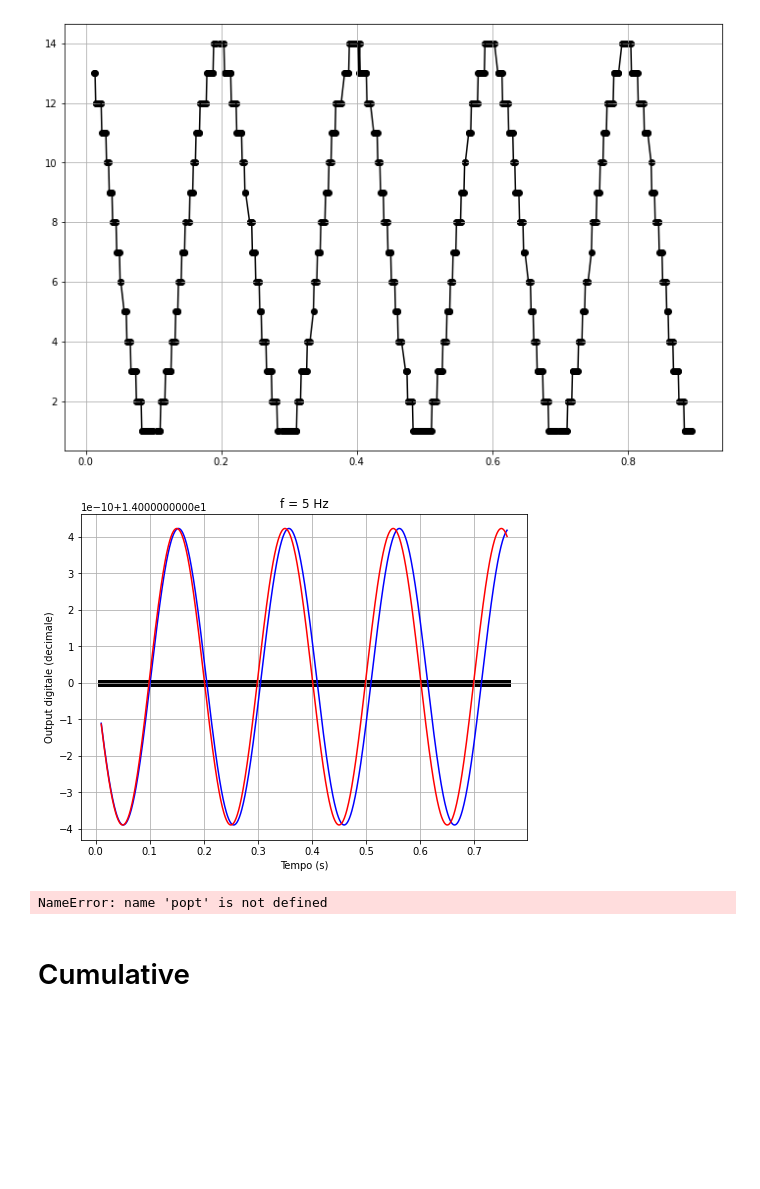
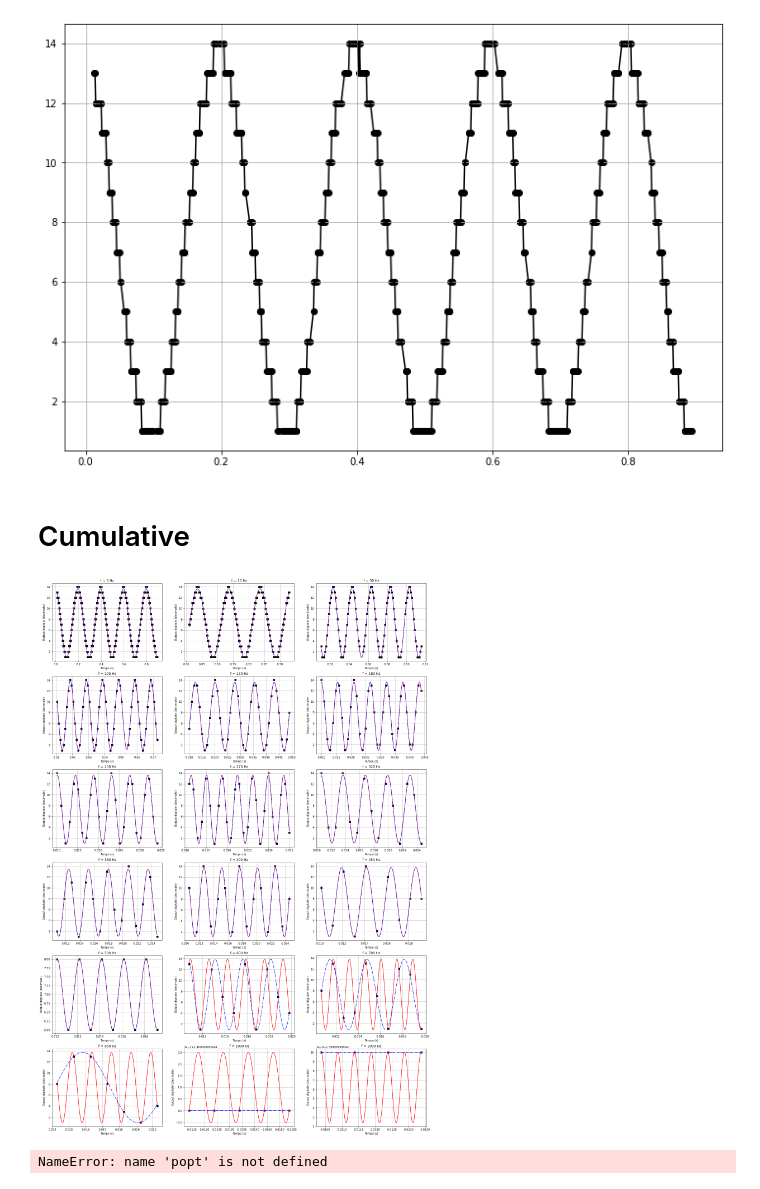
Before and after one commit to valeriopagliarino/Electronics-2021-UNITO-Public, a Jupyter notebook: analysis/nyquist-mcu.ipynb, the cells around one changed output. Cells and saved outputs as stored; diff of their text form; code cells hidden in the pictures; blank space fills up the shorter version.

Commit message:
nyquist fit and missing values

```diff
--- a/analysis/nyquist-mcu.ipynb
+++ b/analysis/nyquist-mcu.ipynb
@@ -67,15 +71,55 @@ def nyq_graph(ax, expectedF, xdata, ydata, limit_data):
     #ax.legend(bbox_to_anchor=(0.9,0.2))
 
     #plt.savefig(f"{OUTPUTDIR}/nyquist_mcu_s{name}.pdf")
-# %%
-fig, ax = plt.subplots(figsize=(8,6))
-nyq_graph(ax, 5, xdata, ydata, 700)
-# %% [output]
-[figure, removed]
+# %% [markdown]
+
+# Cumulative
+# %%
+cumulative = {
+    8: (5, 800 , 5),
+    9: (10, 300, 10),
+    10:(50, 100, 50),
+    11:(100, 60, 100),
+    12:(130, 40, 130),
+    13:(180, 35, 180),
+    14:(230, 25, 230),
+    15:(270, 25, 270),
+    16:(320, 15, 320),
+    17:(360, 15, 360),
+    18:(400, 15, 400),
+    19:(450, 10, 450),
+    20:(500, 10, 500),
+    21:(600, 10, abs(600 - 1000*int(round(600/1000)))),
+    22:(700, 10, abs(700 - 1000*int(round(700/1000)))),
+    23:(850, 7 , abs(850 - 1000*int(round(850/1000)))),
+    24:(1000, 5, abs(1000 - 1000*int(round(1000/1000)))),
+    25:(2000, 4, abs(2000 - 1000*int(round(2000/1000)))),
+}
+
+# f_attesa, n_punti, f_iniziale_minimizzatore
+# %%
+fig = plt.figure(figsize = (24, 48)) # 3x8
+
+for k,v in cumulative.items():
+    file = pd.read_csv(f"../data-source/4-11-21/S{k}.csv")
+
+    start = 0
+    end   = 800
+
+    data = file.to_numpy().transpose()
+
+    xdata = data[0][start:end]
+    ydata = data[1][start:end]
+
+    deltaT = xdata[1] - xdata[0]
+
+    ax = fig.add_subplot(8,3, (k-7))
+
+    nyq_graph(ax, v[0], xdata, ydata, v[1], v[2])
+plt.savefig(f"{OUTPUTDIR}/cumulative_nyquist_mcu.pdf")
+# %% [output]
+[figure, added]
 # %%
 print('fit: f=%5.3f, p%5.3f, A=%5.3f, O=%5.3f' % tuple(popt))
 # %% [output]
 NameError: name 'popt' is not defined
-# %% [markdown]
-
-# Cumulative
```
Also changed, not shown: parts of 3 cells of this notebook, 3 other files.
